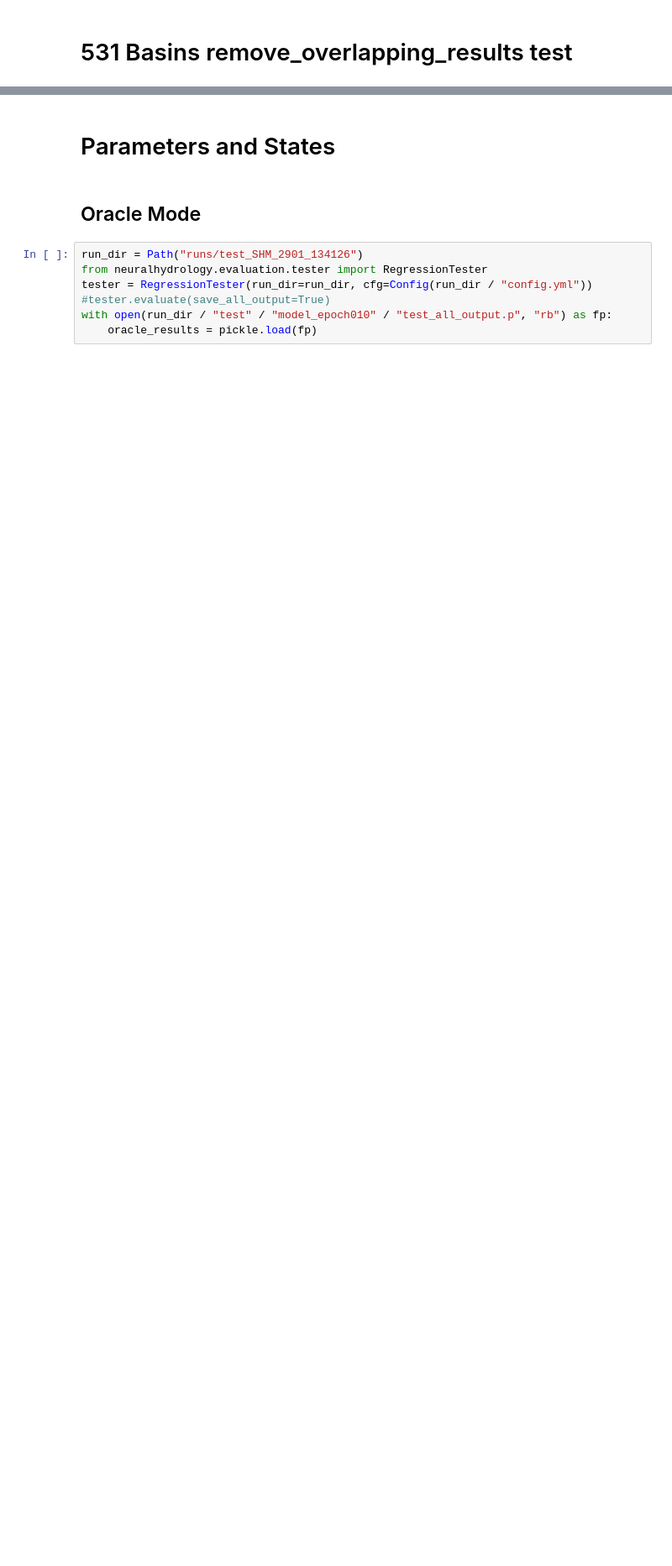
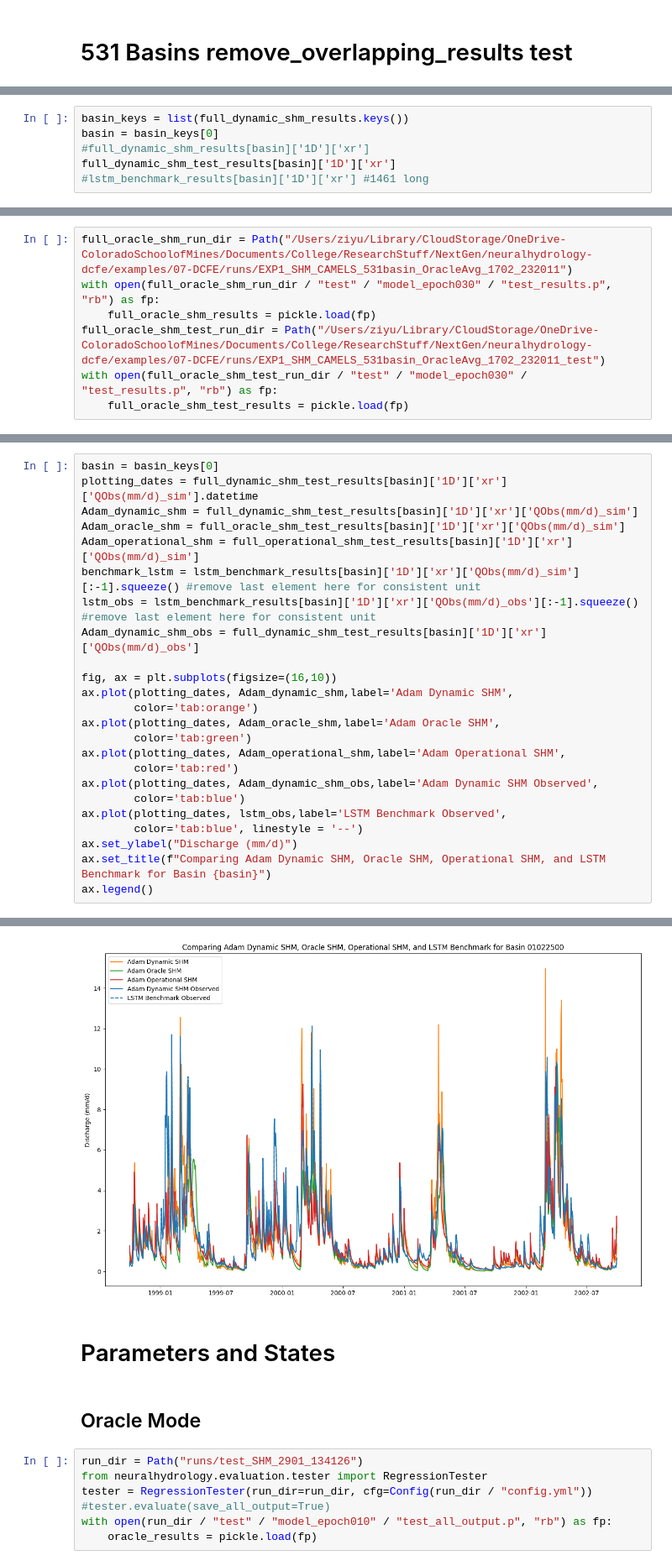
Before and after one commit to mines-ciroh/neuralhydrology-dcfe, a Jupyter notebook: examples/08-SHM/shm_training.ipynb, the cells around one changed output, grey strips where cells are left out. Shown at 84% size. Drawn from its saved outputs; the diff is of its cells as text; blank space fills up the shorter version.

Commit message:
Verified Adam's Qout code

```diff
--- a/examples/08-SHM/shm_training.ipynb
+++ b/examples/08-SHM/shm_training.ipynb
@@ -276,0 +257,6 @@ ax.legend()
+# %%
+basin_keys = list(full_dynamic_shm_results.keys())
+basin = basin_keys[0]
+#full_dynamic_shm_results[basin]['1D']['xr']
+full_dynamic_shm_test_results[basin]['1D']['xr']
+#lstm_benchmark_results[basin]['1D']['xr'] #1461 long
@@ -276,0 +418,7 @@ ax.legend()
+# %%
+full_oracle_shm_run_dir = Path("/Users/ziyu/Library/CloudStorage/OneDrive-ColoradoSchoolofMines/Documents/College/ResearchStuff/NextGen/neuralhydrology-dcfe/examples/07-DCFE/runs/EXP1_SHM_CAMELS_531basin_OracleAvg_1702_232011")
+with open(full_oracle_shm_run_dir / "test" / "model_epoch030" / "test_results.p", "rb") as fp:
+    full_oracle_shm_results = pickle.load(fp)
+full_oracle_shm_test_run_dir = Path("/Users/ziyu/Library/CloudStorage/OneDrive-ColoradoSchoolofMines/Documents/College/ResearchStuff/NextGen/neuralhydrology-dcfe/examples/07-DCFE/runs/EXP1_SHM_CAMELS_531basin_OracleAvg_1702_232011_test")
+with open(full_oracle_shm_test_run_dir / "test" / "model_epoch030" / "test_results.p", "rb") as fp:
+    full_oracle_shm_test_results = pickle.load(fp)
@@ -276,0 +469,25 @@ ax.legend()
+# %%
+basin = basin_keys[0]
+plotting_dates = full_dynamic_shm_test_results[basin]['1D']['xr']['QObs(mm/d)_sim'].datetime
+Adam_dynamic_shm = full_dynamic_shm_test_results[basin]['1D']['xr']['QObs(mm/d)_sim']
+Adam_oracle_shm = full_oracle_shm_test_results[basin]['1D']['xr']['QObs(mm/d)_sim']
+Adam_operational_shm = full_operational_shm_test_results[basin]['1D']['xr']['QObs(mm/d)_sim']
+benchmark_lstm = lstm_benchmark_results[basin]['1D']['xr']['QObs(mm/d)_sim'][:-1].squeeze() #remove last element here for consistent unit
+lstm_obs = lstm_benchmark_results[basin]['1D']['xr']['QObs(mm/d)_obs'][:-1].squeeze() #remove last element here for consistent unit
+Adam_dynamic_shm_obs = full_dynamic_shm_test_results[basin]['1D']['xr']['QObs(mm/d)_obs']
+
+fig, ax = plt.subplots(figsize=(16,10))
+ax.plot(plotting_dates, Adam_dynamic_shm,label='Adam Dynamic SHM',
+        color='tab:orange')
+ax.plot(plotting_dates, Adam_oracle_shm,label='Adam Oracle SHM',
+        color='tab:green')
+ax.plot(plotting_dates, Adam_operational_shm,label='Adam Operational SHM',
+        color='tab:red')
+ax.plot(plotting_dates, Adam_dynamic_shm_obs,label='Adam Dynamic SHM Observed',
+        color='tab:blue')
+ax.plot(plotting_dates, lstm_obs,label='LSTM Benchmark Observed',
+        color='tab:blue', linestyle = '--')
+ax.set_ylabel("Discharge (mm/d)")
+ax.set_title(f"Comparing Adam Dynamic SHM, Oracle SHM, Operational SHM, and LSTM Benchmark for Basin {basin}")
+ax.legend()
+# %% [output]
@@ -277,3 +495,4 @@ ax.legend()
+[figure, added]
 # %% [markdown]
 # Parameters and States
 # %% [markdown]
```
Also changed, not shown: parts of 17 cells of this notebook, 2 other files.
